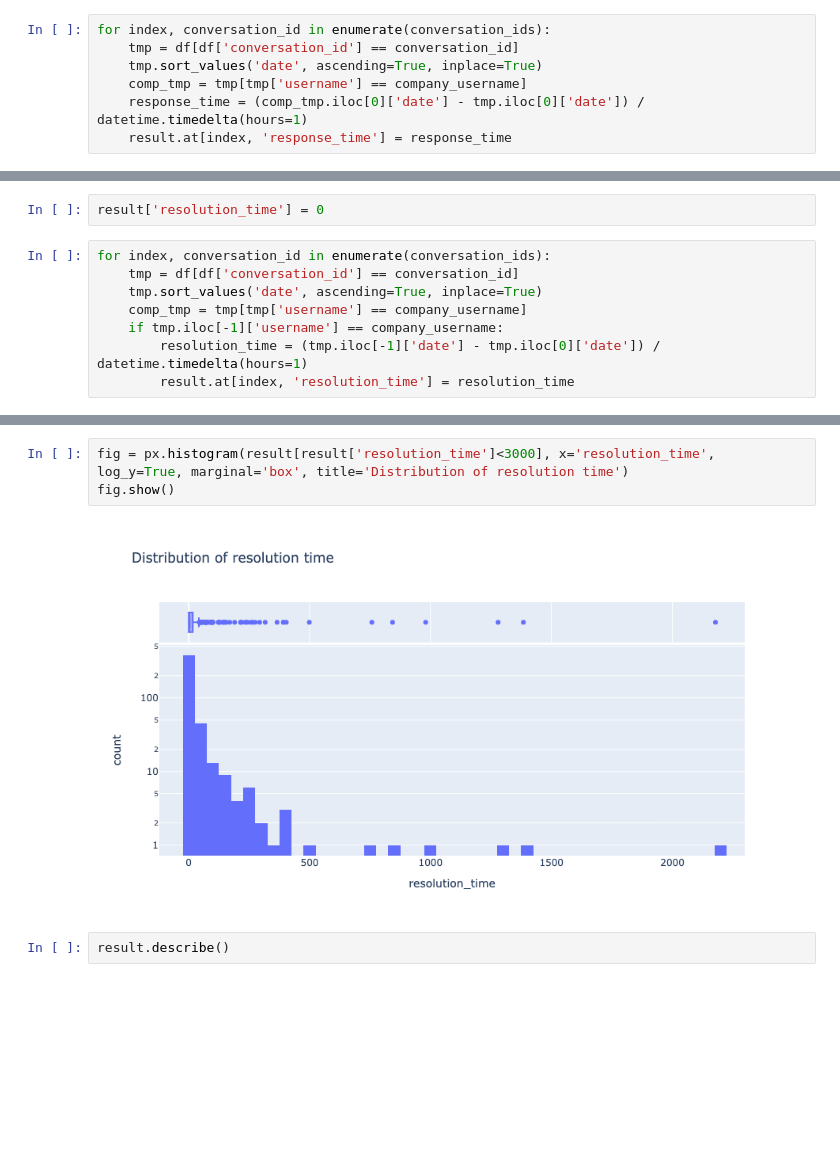
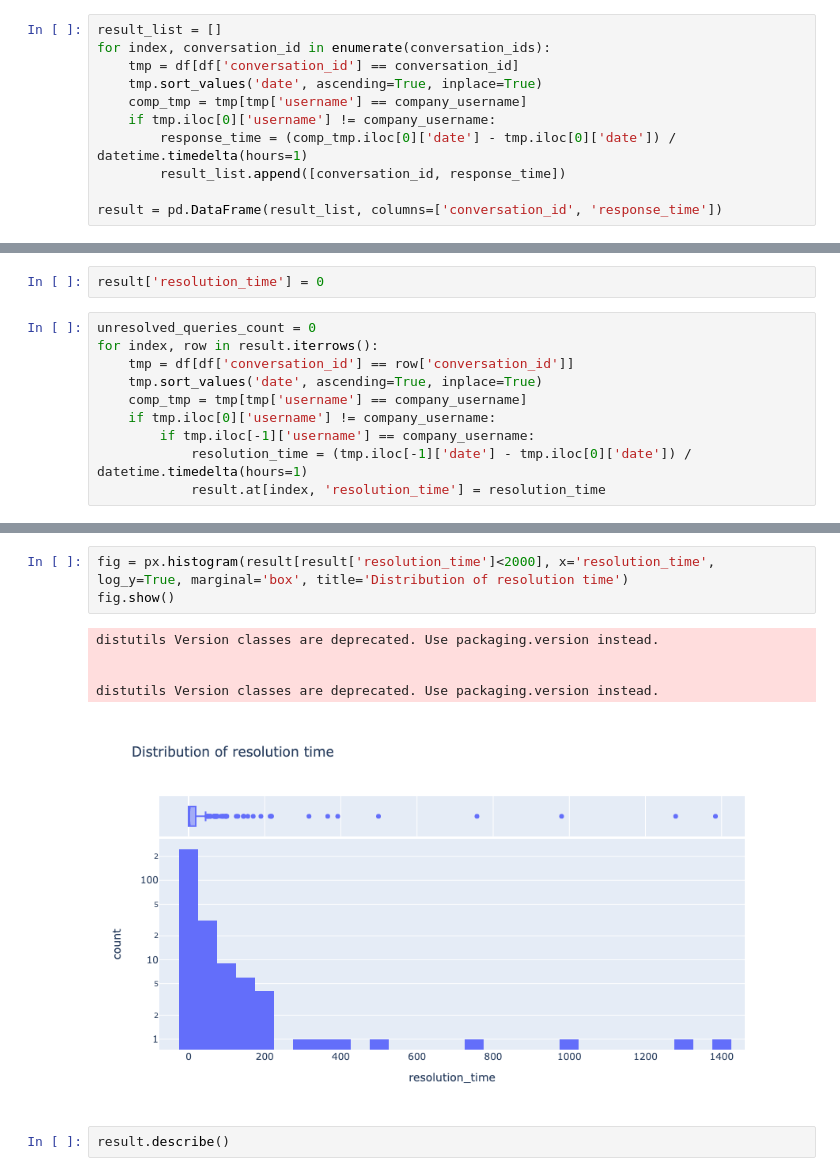
Before and after one commit to patilpushkarp/comp, a Jupyter notebook: comp/docs/individual/fintech/response_pine_labs.ipynb, the cells around one changed output, grey strips where cells are left out. Drawn from its saved outputs; the diff is of its cells as text; blank space fills up the shorter version.

Commit message:
Updated code for resposnse and resolution time

```diff
--- a/comp/docs/individual/fintech/response_pine_labs.ipynb
+++ b/comp/docs/individual/fintech/response_pine_labs.ipynb
@@ -74,7 +70,11 @@ result['response_time'] = 0
 # %%
+result_list = []
 for index, conversation_id in enumerate(conversation_ids):
     tmp = df[df['conversation_id'] == conversation_id]
     tmp.sort_values('date', ascending=True, inplace=True)
     comp_tmp = tmp[tmp['username'] == company_username]
-    response_time = (comp_tmp.iloc[0]['date'] - tmp.iloc[0]['date']) / datetime.timedelta(hours=1)
-    result.at[index, 'response_time'] = response_time
+    if tmp.iloc[0]['username'] != company_username:
+        response_time = (comp_tmp.iloc[0]['date'] - tmp.iloc[0]['date']) / datetime.timedelta(hours=1)
+        result_list.append([conversation_id, response_time])
+
+result = pd.DataFrame(result_list, columns=['conversation_id', 'response_time'])
@@ -107,13 +95,15 @@ Resolution time is the time difference between the last date of last tweet in th
 # %%
 result['resolution_time'] = 0
 # %%
-for index, conversation_id in enumerate(conversation_ids):
-    tmp = df[df['conversation_id'] == conversation_id]
+unresolved_queries_count = 0
+for index, row in result.iterrows():
+    tmp = df[df['conversation_id'] == row['conversation_id']]
     tmp.sort_values('date', ascending=True, inplace=True)
     comp_tmp = tmp[tmp['username'] == company_username]
-    if tmp.iloc[-1]['username'] == company_username:
-        resolution_time = (tmp.iloc[-1]['date'] - tmp.iloc[0]['date']) / datetime.timedelta(hours=1)
-        result.at[index, 'resolution_time'] = resolution_time
+    if tmp.iloc[0]['username'] != company_username:
+        if tmp.iloc[-1]['username'] == company_username:
+            resolution_time = (tmp.iloc[-1]['date'] - tmp.iloc[0]['date']) / datetime.timedelta(hours=1)
+            result.at[index, 'resolution_time'] = resolution_time
 # %%
 print(f"Number of queries resolved: {len(result['resolution_time'].to_numpy().nonzero()[0])}")
 print(f"Number of queries unresolved: {result.shape[0] - len(result['resolution_time'].to_numpy().nonzero()[0])}")
@@ -123,8 +113,12 @@ Number of queries unresolved: 180
 # %%
-fig = px.histogram(result[result['resolution_time']<3000], x='resolution_time', log_y=True, marginal='box', title='Distribution of resolution time')
+fig = px.histogram(result[result['resolution_time']<2000], x='resolution_time', log_y=True, marginal='box', title='Distribution of resolution time')
 fig.show()
 # %% [output]
+distutils Version classes are deprecated. Use packaging.version instead.
+
+
+distutils Version classes are deprecated. Use packaging.version instead.
-[figure, old version]
+[figure, new version]
 # %%
 result.describe()
 # %% [output]
```
Also changed, not shown: parts of 5 cells of this notebook, 24 other files.
